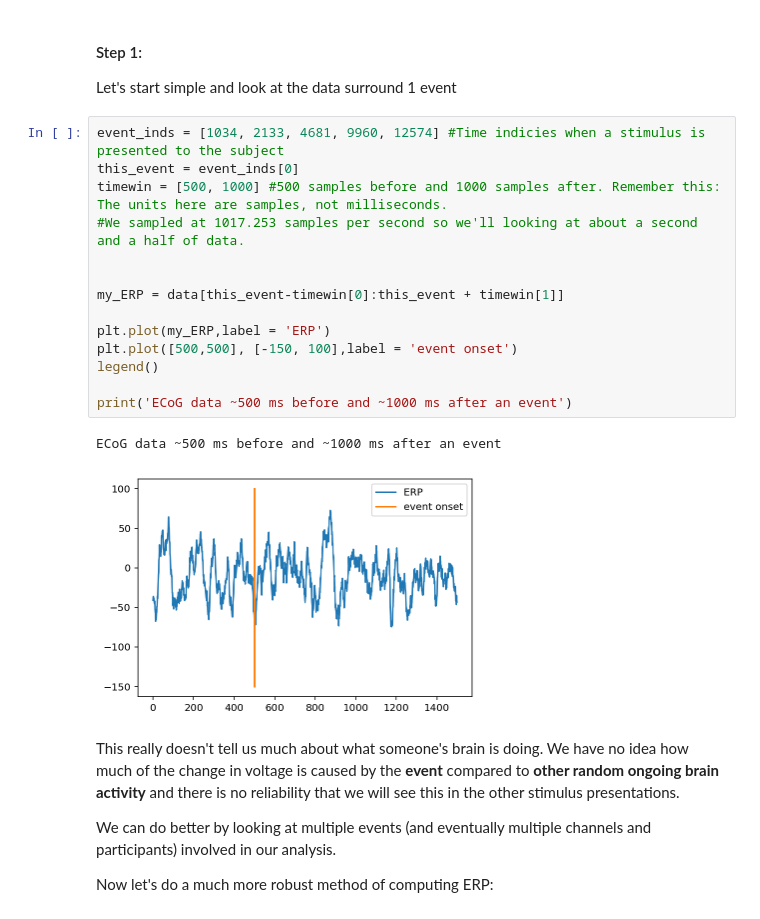
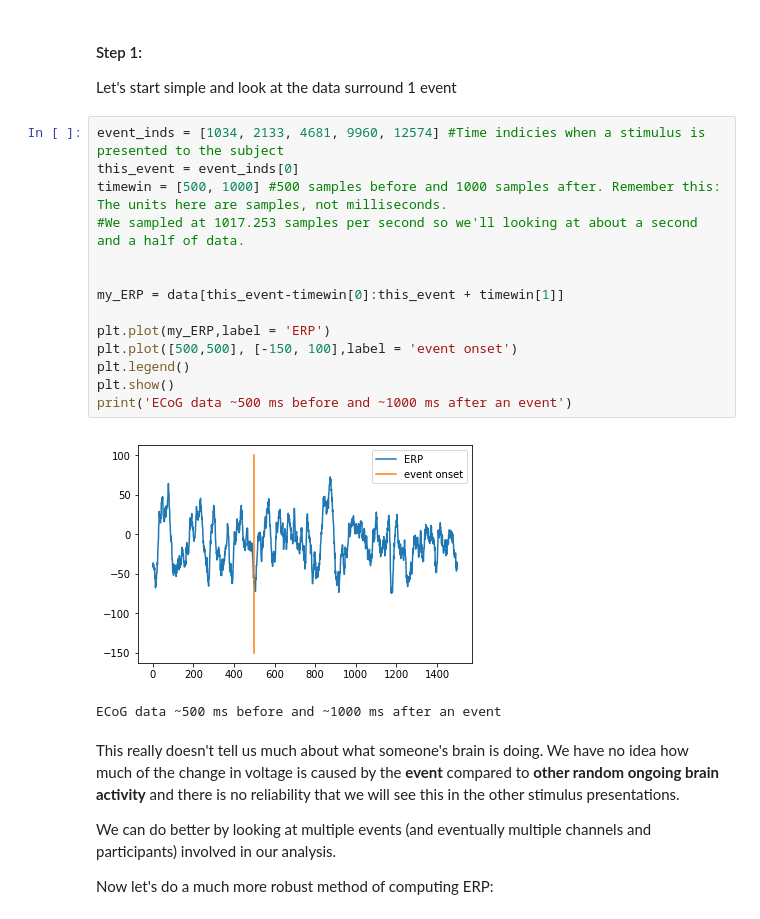
Before and after one commit to voytekresearch/Tutorials, a Jupyter notebook: 04-EventRelatedPotentials.ipynb, the cells around one changed output. Saved outputs shown, nothing was run; the diff lists cells and outputs as text.

```diff
--- a/04-EventRelatedPotentials.ipynb
+++ b/04-EventRelatedPotentials.ipynb
@@ -51,20 +51,20 @@ Let's start simple and look at the data surround 1 event
 # %%
 event_inds = [1034, 2133, 4681, 9960, 12574] #Time indicies when a stimulus is presented to the subject
 this_event = event_inds[0]
 timewin = [500, 1000] #500 samples before and 1000 samples after. Remember this: The units here are samples, not milliseconds.
 #We sampled at 1017.253 samples per second so we'll looking at about a second and a half of data.
 
 
 my_ERP = data[this_event-timewin[0]:this_event + timewin[1]]
 
 plt.plot(my_ERP,label = 'ERP')
 plt.plot([500,500], [-150, 100],label = 'event onset')
-legend()
-
+plt.legend()
+plt.show()
 print('ECoG data ~500 ms before and ~1000 ms after an event')
 # %% [output]
+[figure, new version]
 ECoG data ~500 ms before and ~1000 ms after an event
-[figure, old version]
 # %% [markdown]
 This really doesn't tell us much about what someone's brain is doing. We have no idea how much of the change in voltage is caused by the **event** compared to **other random ongoing brain activity** and there is no reliability that we will see this in the other stimulus presentations.
 
```
Also changed, not shown: parts of 3 cells of this notebook, 4 other files.
